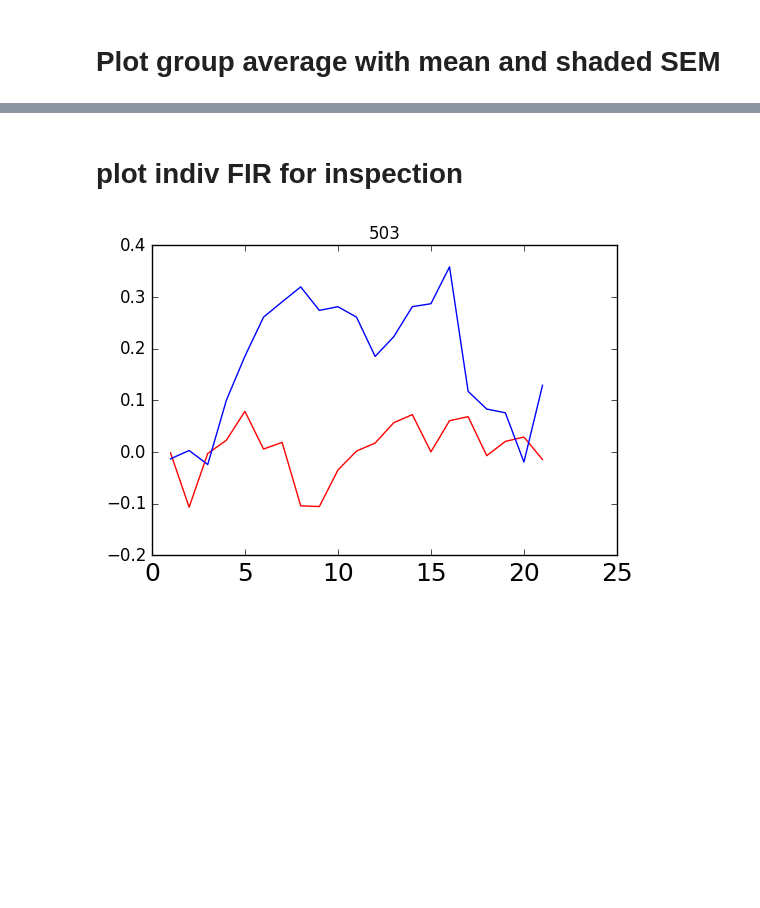
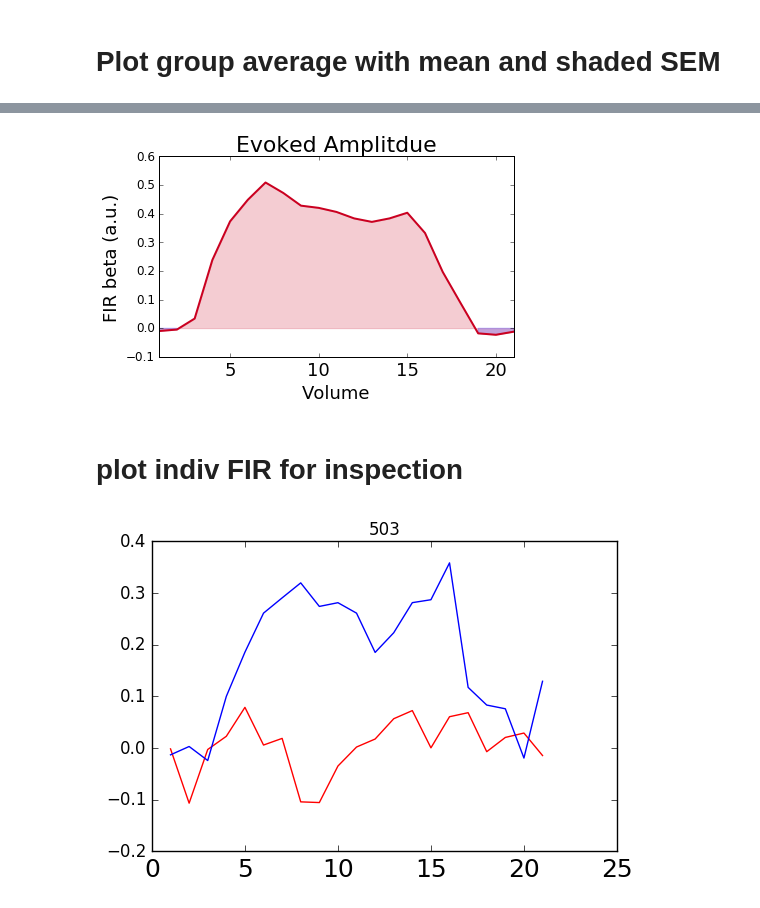
Before and after one commit to kaihwang/TDSigEI, a Jupyter notebook: Models/Plot FIR.ipynb, the cells around one changed output, grey strips where cells are left out. Saved outputs shown, nothing was run; the diff lists cells and outputs as text; code cells hidden in the pictures; blank space fills up the shorter version.

```diff
--- a/Models/Plot FIR.ipynb
+++ b/Models/Plot FIR.ipynb
@@ -88,3 +82,20 @@ for r, roi in enumerate(ROIs):
+# %%
+y
+#sns.tsplot(y, color="r")
+#x=zeros(len(y))
+plt.plot(x, y, color = cmap.hex_colors[0], linewidth=2  )
+plt.fill_between(x, 0, y, alpha=0.2, edgecolor=cmap.hex_colors[0],
+                     facecolor=cmap.hex_colors[0], label=c)
+plt.fill_between(x, 0, y,where=y<0, alpha=0.2, edgecolor='b',
+                     facecolor='b', label=c)
+plt.xlim(1, 21)
+plt.title('Evoked Amplitdue', fontsize=22)
+plt.xlabel('Volume', fontsize=18)
+plt.ylabel('FIR beta (a.u.)', fontsize=18)
+plt.tight_layout()
+plt.savefig('/home/despoB/kaihwang/bin/ThaMTD/auc.png')
+# %% [output]
+[figure, added]
 # %% [markdown]
 # plot indiv FIR for inspection
 # %%
```
Also changed, not shown: parts of 2 cells of this notebook, 4 other files.
